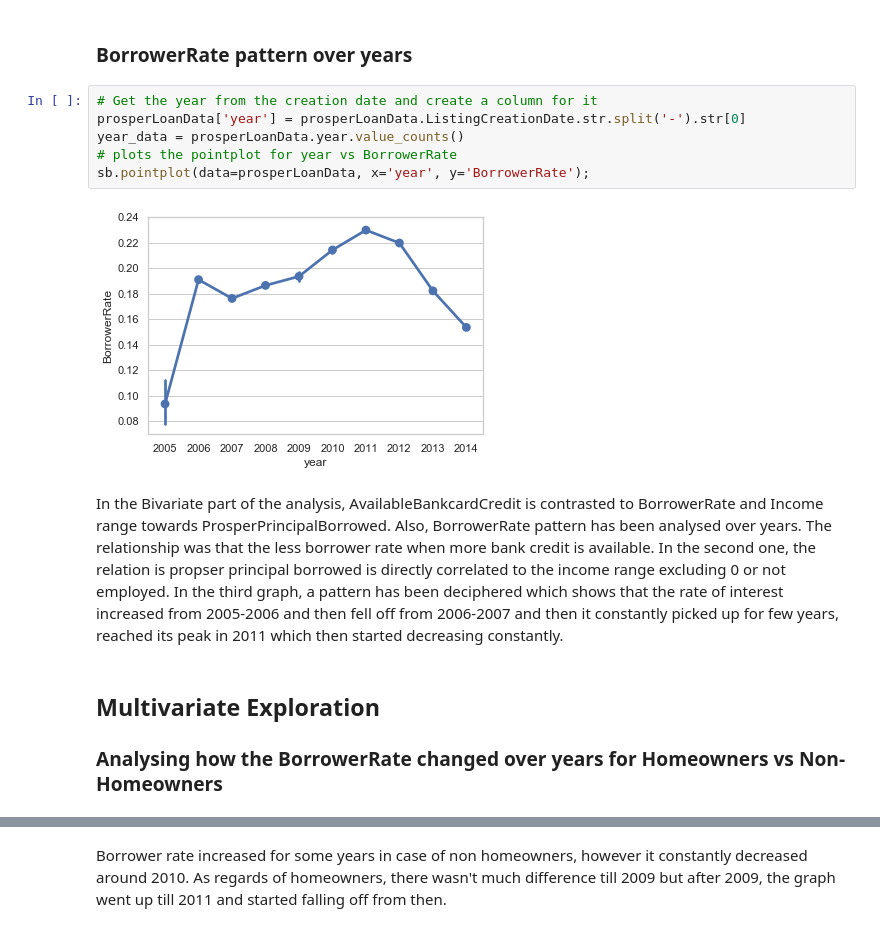
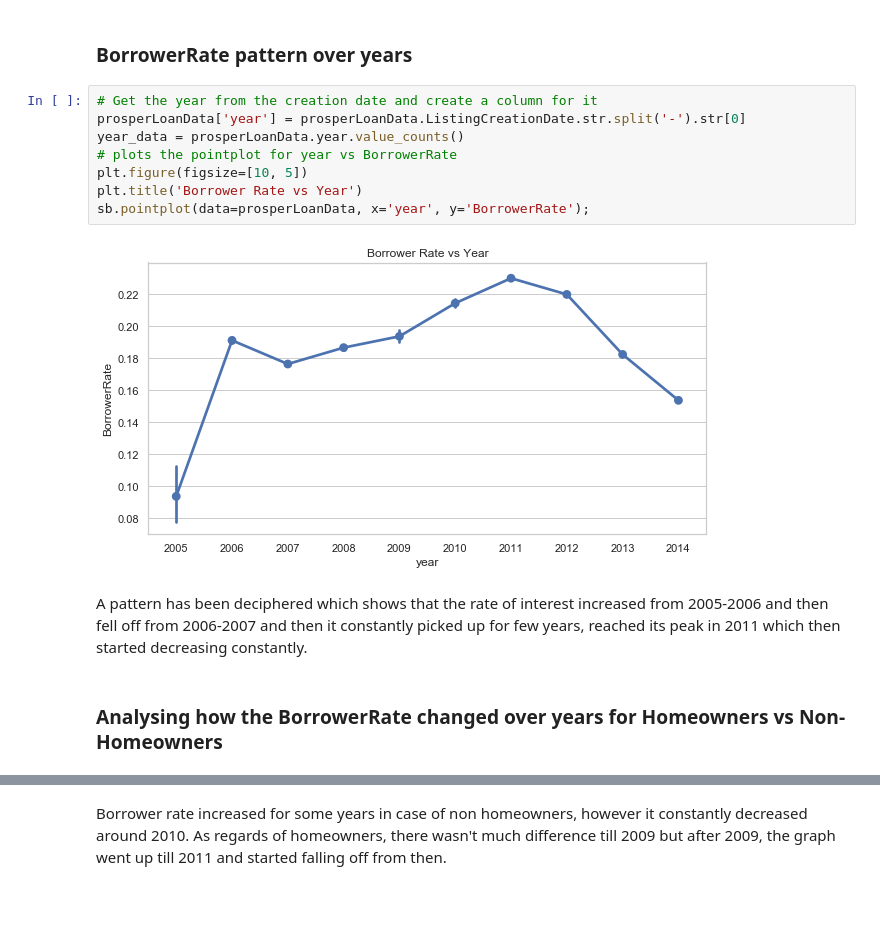
Before and after one commit to sri-shash/ProsperDataAnalysis, a Jupyter notebook: slides.ipynb, the cells around one changed output, grey strips where cells are left out. Cells and saved outputs as stored; diff of their text form; blank space fills up the shorter version.

```diff
--- a/slides.ipynb
+++ b/slides.ipynb
@@ -116,18 +98,16 @@ plt.ylabel('IncomeRange');
 # %%
 # Get the year from the creation date and create a column for it
 prosperLoanData['year'] = prosperLoanData.ListingCreationDate.str.split('-').str[0]
 year_data = prosperLoanData.year.value_counts()
 # plots the pointplot for year vs BorrowerRate
+plt.figure(figsize=[10, 5])
+plt.title('Borrower Rate vs Year')
 sb.pointplot(data=prosperLoanData, x='year', y='BorrowerRate');
 # %% [output]
-[figure, old version]
+[figure, new version]
 # %% [markdown]
-In the Bivariate part of the analysis, AvailableBankcardCredit is contrasted to BorrowerRate and Income range towards  ProsperPrincipalBorrowed. Also, BorrowerRate pattern has been analysed over years.
-The relationship was that the less borrower rate when more bank credit is available.
-In the second one, the relation is propser principal borrowed is directly correlated to the income range excluding 0 or not employed.
-In the third graph, a pattern has been deciphered which shows that the rate of interest increased from 2005-2006 and then fell off from 2006-2007 and then it constantly picked up for few years, reached its peak in 2011 which then started decreasing constantly.
+A pattern has been deciphered which shows that the rate of interest increased from 2005-2006 and then fell off from 2006-2007 and then it constantly picked up for few years, reached its peak in 2011 which then started decreasing constantly.
 # %% [markdown]
-## Multivariate Exploration
 ### Analysing how the BorrowerRate changed over years for Homeowners vs Non-Homeowners
 # %%
 # plots the boxplot to analyze homeowner's and non-homeowner's rate over years
```
Also changed, not shown: parts of 19 cells of this notebook, 1 other file.
